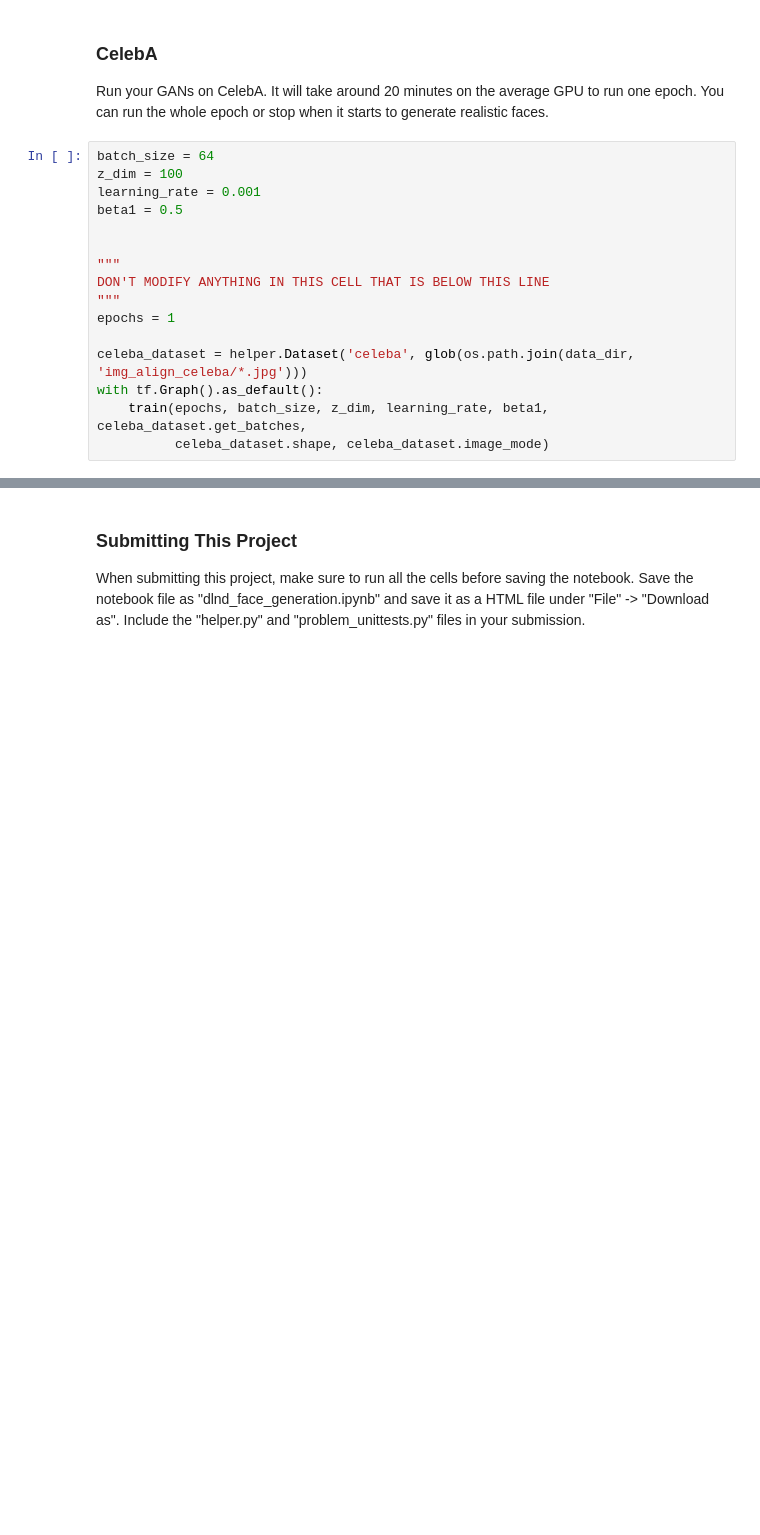
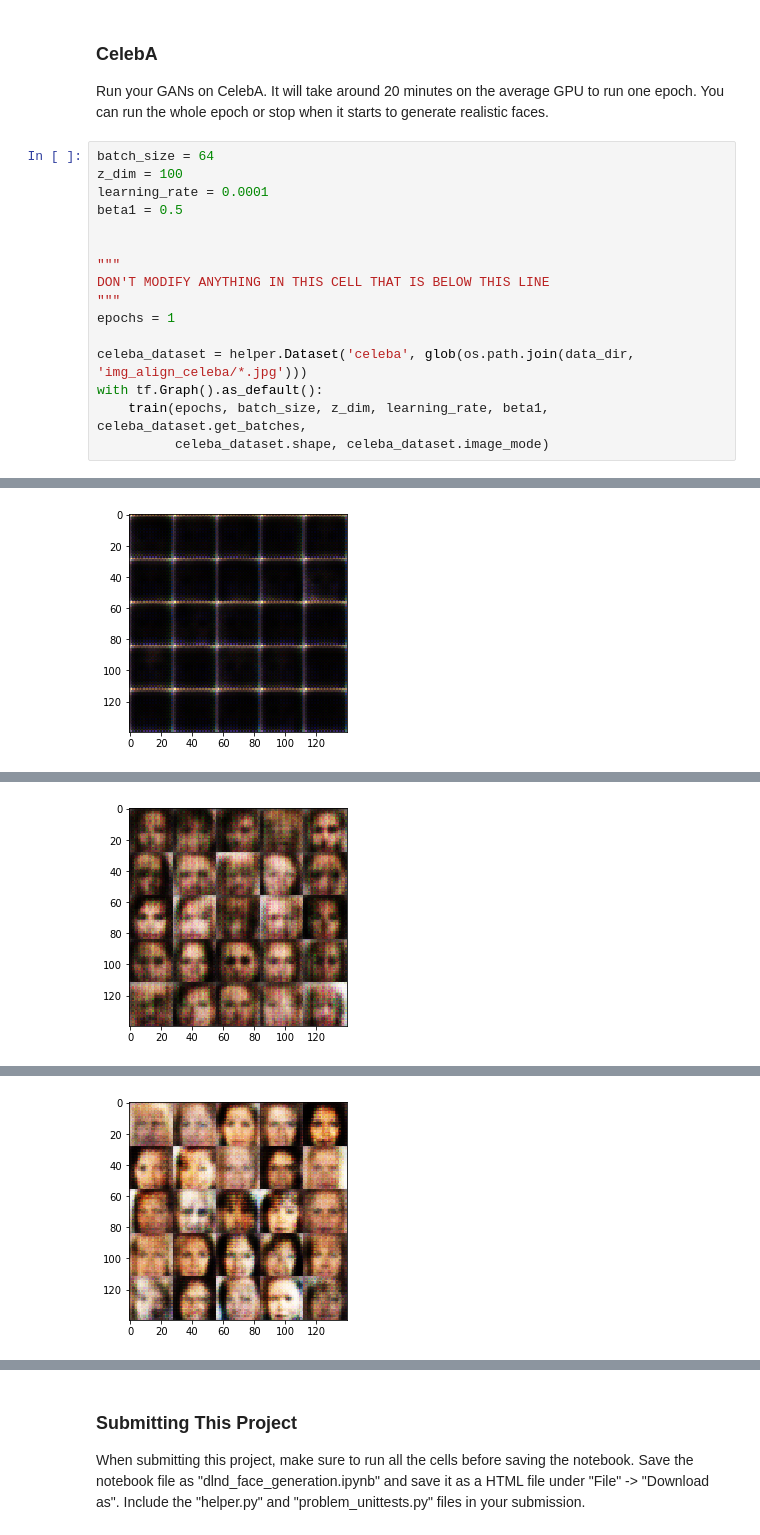
Before and after one commit to adamblvck/DeepFaceGenerator, a Jupyter notebook: Project 5/dlnd_face_generation.ipynb, the cells around one changed output, grey strips where cells are left out. Saved outputs shown, nothing was run; the diff lists cells and outputs as text; blank space fills up the shorter version.

```diff
--- a/Project 5/dlnd_face_generation.ipynb
+++ b/Project 5/dlnd_face_generation.ipynb
@@ -478,7 +479,7 @@ Run your GANs on CelebA.  It will take around 20 minutes on the average GPU to r
 # %%
 batch_size = 64
 z_dim = 100
-learning_rate = 0.001
+learning_rate = 0.0001
 beta1 = 0.5
 
 
@@ -491,3 +492,4 @@ celeba_dataset = helper.Dataset('celeba', glob(os.path.join(data_dir, 'img_align
 with tf.Graph().as_default():
     train(epochs, batch_size, z_dim, learning_rate, beta1, celeba_dataset.get_batches,
           celeba_dataset.shape, celeba_dataset.image_mode)
+# %% [output]
@@ -493,0 +498 @@ with tf.Graph().as_default():
+[figure, added]
@@ -493,0 +501 @@ with tf.Graph().as_default():
+[figure, added]
@@ -493,0 +504 @@ with tf.Graph().as_default():
+[figure, added]
```
Also changed, not shown: parts of 5 cells of this notebook, 3 other files.
